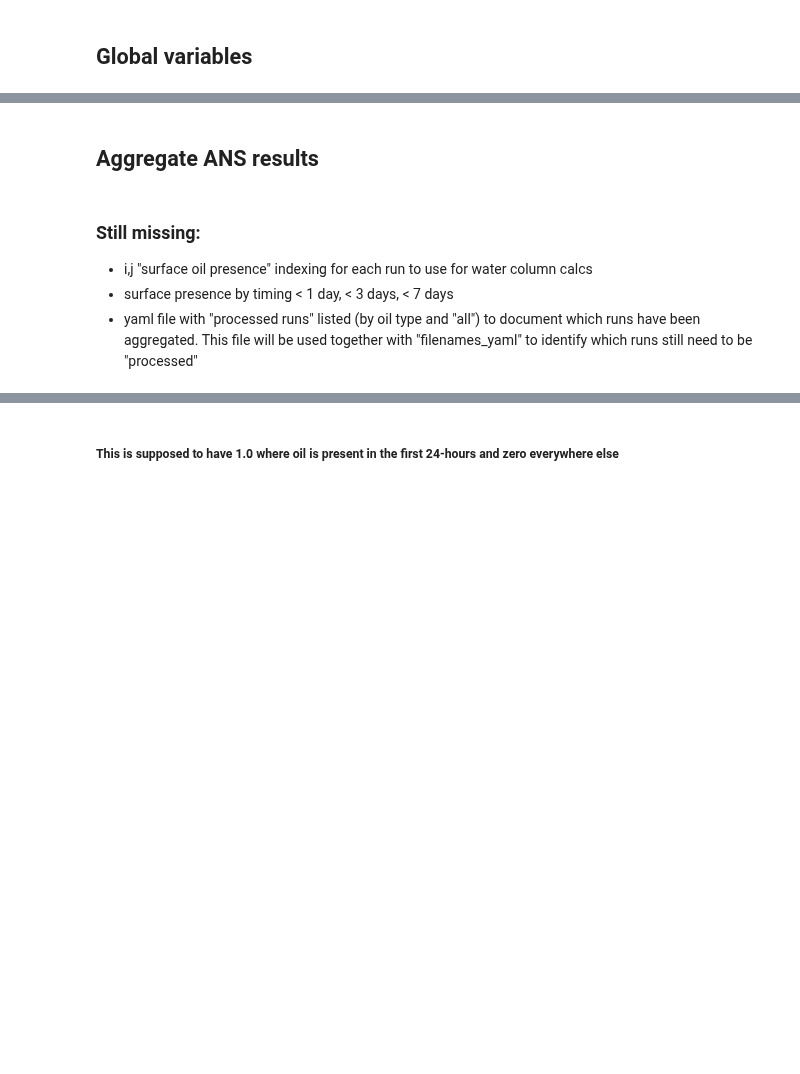
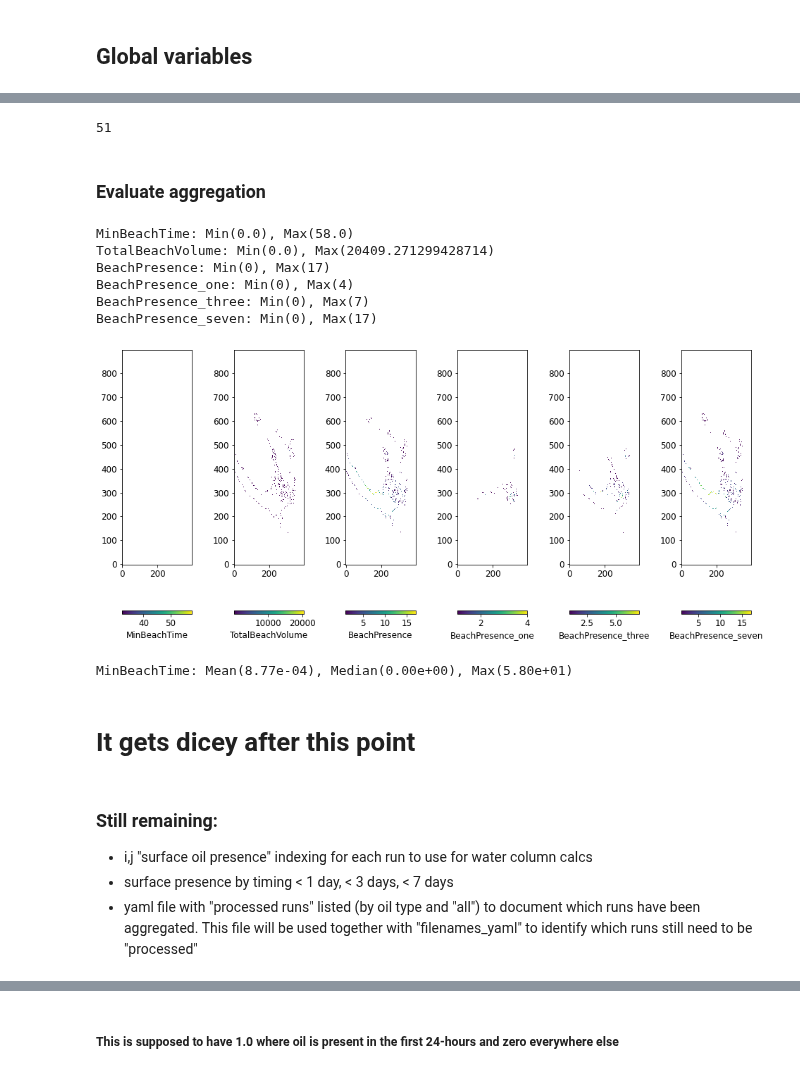
Before and after one commit to MIDOSS/Visualization, a Jupyter notebook: notebooks/dev_aggregate_MOHID.ipynb, the cells around one changed output, grey strips where cells are left out. Saved outputs shown, nothing was run; the diff lists cells and outputs as text; code cells hidden in the pictures; blank space fills up the shorter version.

Commit message:
Developed and tested aggregrate_MOHID script, though still evaluating

```diff
--- a/notebooks/dev_aggregate_MOHID.ipynb
+++ b/notebooks/dev_aggregate_MOHID.ipynb
@@ -92,0 +73,5 @@ Results['Files']=[]
+# %%
+%%time
+filenames_yaml = yaml_dir / 'MOHID_results_locations_07102021_15:52:22.yaml'
+with filenames_yaml.open("rt") as f:
+    run_paths = yaml.safe_load(f)
@@ -92,0 +92,25 @@ Results['Files']=[]
+# %%
+%%time
+#------------------------------------------------------------
+# "oil" will eventually be assigned in for-loop
+oil = 'akns'
+#------------------------------------------------------------
+# This will become 100 or more
+nruns = len(run_paths[oil])
+#------------------------------------------------------------
+# group number will be assigned by the N groups of files
+# created by dividing the total runs in each oil type by the
+# "nruns" processed here
+group = 1
+#------------------------------------------------------------
+# define output netcdf name
+aggregated_netcdf = netcdf_dir / f'{oil}_runset{group}.nc'
+#------------------------------------------------------------
+# loop through and aggregate nruns in oil type
+# this code will need to be updated when loop through groups is
+# introduced
+
+mohid_in, agg_out, files = aggregate_MOHID(
+    run_paths[oil],
+    surface_threshold=3e-3,
+    beach_threshold=15e-3)
@@ -92,0 +120,4 @@ Results['Files']=[]
+# %%
+len(files)
+# %% [output]
+51
@@ -93,7 +128,34 @@ Results['Files']=[]
+# %% [markdown]
+### Evaluate aggregation
+# %%
+for idx,variable in enumerate([*agg_out]):
+    print(f'{variable}: Min({agg_out[variable].min().item()}), Max({agg_out[variable].max().item()})')
+# %% [output]
+MinBeachTime: Min(0.0), Max(58.0)
+TotalBeachVolume: Min(0.0), Max(20409.271299428714)
+BeachPresence: Min(0), Max(17)
+BeachPresence_one: Min(0), Max(4)
+BeachPresence_three: Min(0), Max(7)
+BeachPresence_seven: Min(0), Max(17)
+# %%
+fig, axs = plt.subplots(1, 6, figsize=(16, 8), gridspec_kw={'wspace': 0.6, 'hspace': 0.4})
+for idx,variable in enumerate([*agg_out]):
+    agg_out[variable].where(agg_out[variable]>0,np.nan).plot(
+        ax=axs[idx],
+        cbar_kwargs={'orientation':'horizontal','spacing': 'proportional'}
+    )
+    axs[idx].set_xlabel('')
+    axs[idx].set_ylabel('')
+# %% [output]
+[figure, added]
+# %%
+print(f'MinBeachTime: Mean({agg_out.MinBeachTime.mean().item():.2e}), Median({agg_out.MinBeachTime.median().item():.2e}), Max({agg_out.MinBeachTime.max().item():.2e})')
+# %% [output]
+MinBeachTime: Mean(8.77e-04), Median(0.00e+00), Max(5.80e+01)
 # %% [markdown]
-## Aggregate ANS results
+# It gets dicey after this point
 # %% [markdown]
-### Still missing:
+### Still remaining:
 - i,j "surface oil presence" indexing for each run to use for water column calcs
 - surface presence by timing < 1 day, < 3 days, < 7 days
 - yaml file with "processed runs" listed (by oil type and "all") to document which runs have been aggregated.  This file will be used together with "filenames_yaml" to identify which runs still need to be "processed"
```
Also changed, not shown: parts of 49 cells of this notebook.
